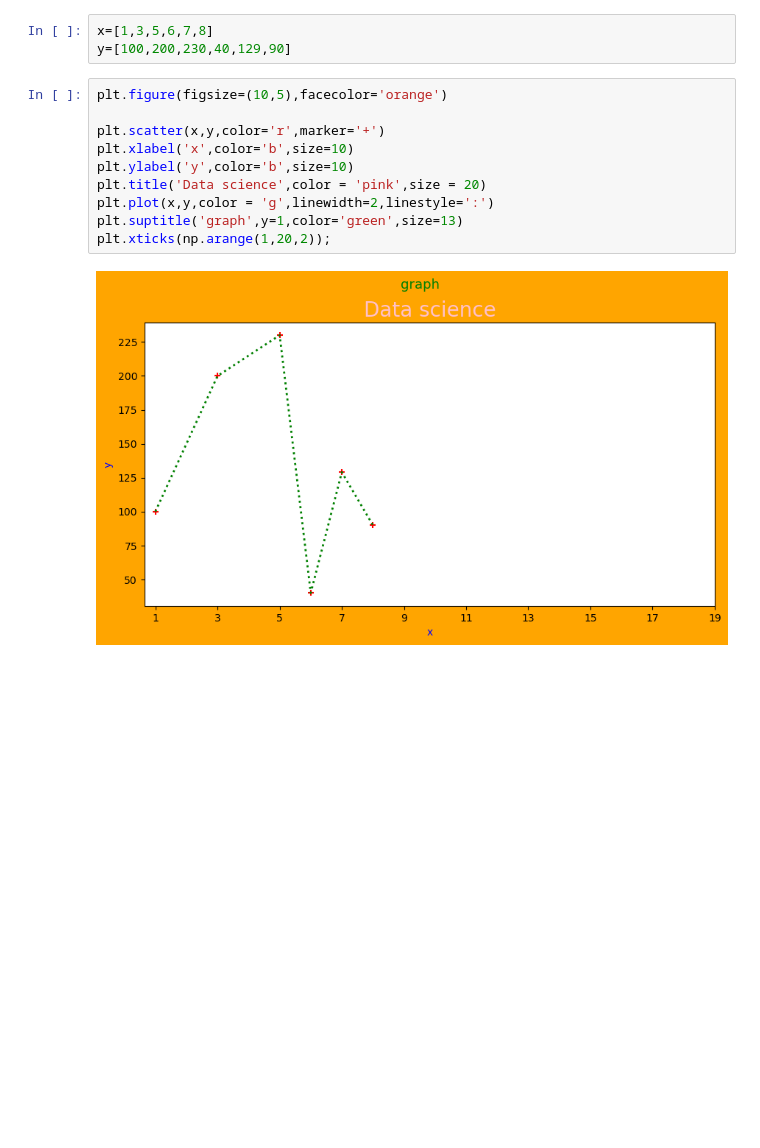
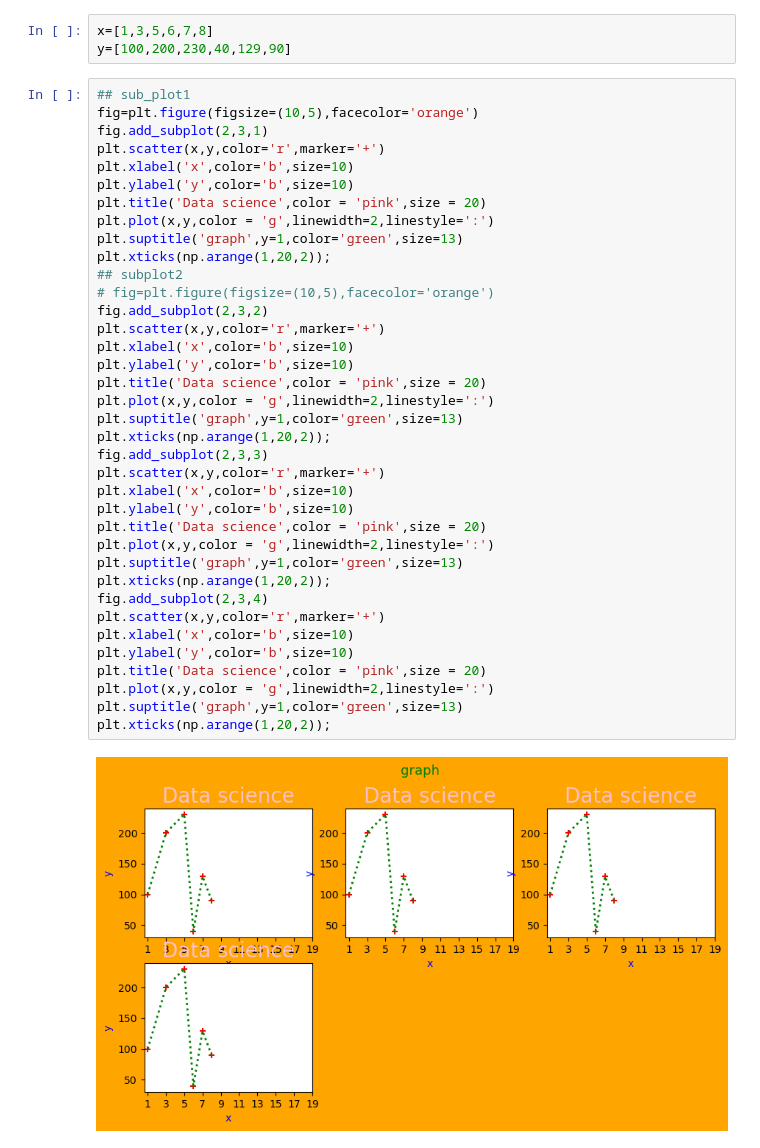
Before and after one commit to Abhilashg11/Data_science, a Jupyter notebook: Visualization/visual1.ipynb, the cells around one changed output. Cells and saved outputs as stored; diff of their text form; blank space fills up the shorter version.

Commit message:
plotting

```diff
--- a/Visualization/visual1.ipynb
+++ b/Visualization/visual1.ipynb
@@ -6,15 +6,42 @@ import numpy as np
 # %%
 x=[1,3,5,6,7,8]
 y=[100,200,230,40,129,90]
-# %%
-plt.figure(figsize=(10,5),facecolor='orange')
-
-plt.scatter(x,y,color='r',marker='+')
-plt.xlabel('x',color='b',size=10)
-plt.ylabel('y',color='b',size=10)
-plt.title('Data science',color = 'pink',size = 20)
-plt.plot(x,y,color = 'g',linewidth=2,linestyle=':')
-plt.suptitle('graph',y=1,color='green',size=13)
-plt.xticks(np.arange(1,20,2));
-# %% [output]
-[figure, removed]
+# %%
+## sub_plot1
+fig=plt.figure(figsize=(10,5),facecolor='orange')
+fig.add_subplot(2,3,1)
+plt.scatter(x,y,color='r',marker='+')
+plt.xlabel('x',color='b',size=10)
+plt.ylabel('y',color='b',size=10)
+plt.title('Data science',color = 'pink',size = 20)
+plt.plot(x,y,color = 'g',linewidth=2,linestyle=':')
+plt.suptitle('graph',y=1,color='green',size=13)
+plt.xticks(np.arange(1,20,2));
+## subplot2
+# fig=plt.figure(figsize=(10,5),facecolor='orange')
+fig.add_subplot(2,3,2)
+plt.scatter(x,y,color='r',marker='+')
+plt.xlabel('x',color='b',size=10)
+plt.ylabel('y',color='b',size=10)
+plt.title('Data science',color = 'pink',size = 20)
+plt.plot(x,y,color = 'g',linewidth=2,linestyle=':')
+plt.suptitle('graph',y=1,color='green',size=13)
+plt.xticks(np.arange(1,20,2));
+fig.add_subplot(2,3,3)
+plt.scatter(x,y,color='r',marker='+')
+plt.xlabel('x',color='b',size=10)
+plt.ylabel('y',color='b',size=10)
+plt.title('Data science',color = 'pink',size = 20)
+plt.plot(x,y,color = 'g',linewidth=2,linestyle=':')
+plt.suptitle('graph',y=1,color='green',size=13)
+plt.xticks(np.arange(1,20,2));
+fig.add_subplot(2,3,4)
+plt.scatter(x,y,color='r',marker='+')
+plt.xlabel('x',color='b',size=10)
+plt.ylabel('y',color='b',size=10)
+plt.title('Data science',color = 'pink',size = 20)
+plt.plot(x,y,color = 'g',linewidth=2,linestyle=':')
+plt.suptitle('graph',y=1,color='green',size=13)
+plt.xticks(np.arange(1,20,2));
+# %% [output]
+[figure, added]
```
